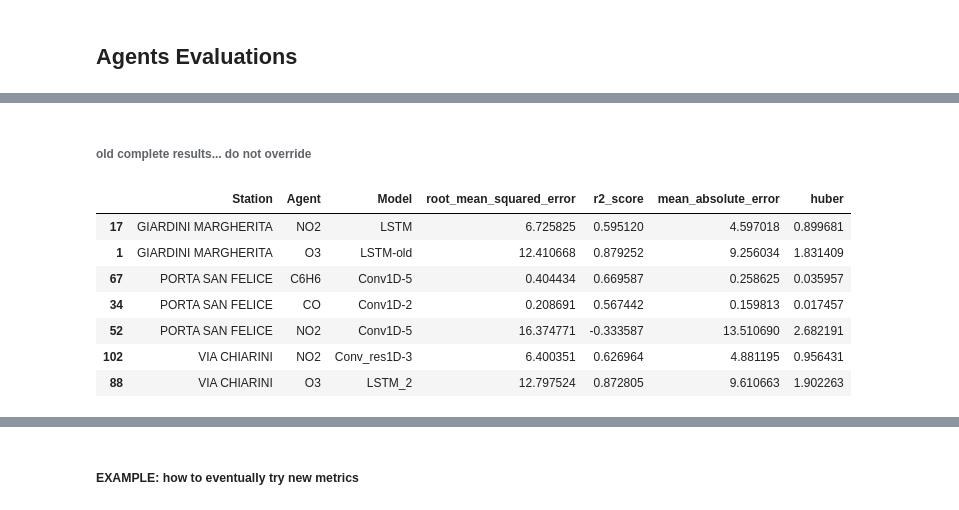
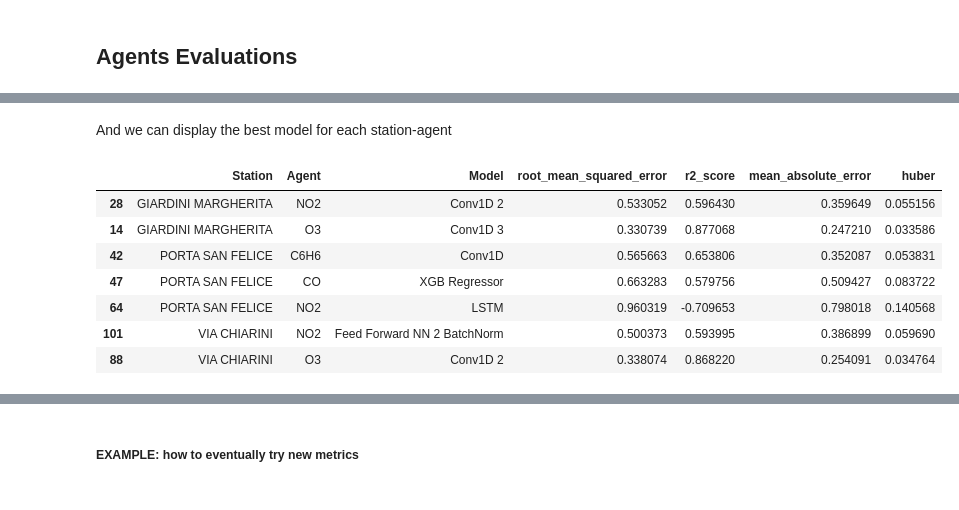
Before and after one commit to davidesonno/AII-project, a Jupyter notebook: 5-model-selection.ipynb, the cells around one changed output, grey strips where cells are left out. Saved outputs shown, nothing was run; the diff lists cells and outputs as text; code cells hidden in the pictures.

```diff
--- a/5-model-selection.ipynb
+++ b/5-model-selection.ipynb
@@ -45,10 +42,11 @@ weather_data = read_and_preprocess_dataset(datasets_folder, 'weather', v=verbosi
 stations = pollution_data.keys()
 # %%
 station_data = {}
+station_dists = {}
 date_encoding = 'radial_months-sin-cos_days_hours'
 
 for station in stations:
-    station_data[station] = prepare_station_data_for_training(
+    station_data[station], station_dists[station] = prepare_station_data_for_training(
         pollution_data[station],
         traffic_data[station],
         weather_data,
@@ -892,15 +888,13 @@ with pd.option_context('display.max_rows', None, 'display.max_columns', None):
-# %% [markdown]
-###### old complete results... do  not override
+# %% [markdown]
+And we can display the best model for each station-agent
 # %%
-hour_extracted_data = training_results_to_dataframe(hour_results)
-# hour_extracted_data.sort_values(by=[])
-hour_extracted_data.loc[hour_extracted_data.groupby(by=['Station','Agent'])['root_mean_squared_error'].idxmin()]
+display(hour_extracted_data.loc[hour_extracted_data.groupby(by=['Station','Agent'])['root_mean_squared_error'].idxmin()])
 # %% [output]
 |  | Station | Agent | Model | root_mean_squared_error | r2_score | mean_absolute_error | huber |
-| 17 | GIARDINI MARGHERITA | NO2 | LSTM | 6.725825 | 0.595120 | 4.597018 | 0.899681 |
-| 1 | GIARDINI MARGHERITA | O3 | LSTM-old | 12.410668 | 0.879252 | 9.256034 | 1.831409 |
-| 67 | PORTA SAN FELICE | C6H6 | Conv1D-5 | 0.404434 | 0.669587 | 0.258625 | 0.035957 |
-| 34 | PORTA SAN FELICE | CO | Conv1D-2 | 0.208691 | 0.567442 | 0.159813 | 0.017457 |
-| 52 | PORTA SAN FELICE | NO2 | Conv1D-5 | 16.374771 | -0.333587 | 13.510690 | 2.682191 |
-| 102 | VIA CHIARINI | NO2 | Conv_res1D-3 | 6.400351 | 0.626964 | 4.881195 | 0.956431 |
-| 88 | VIA CHIARINI | O3 | LSTM_2 | 12.797524 | 0.872805 | 9.610663 | 1.902263 |
+| 28 | GIARDINI MARGHERITA | NO2 | Conv1D 2 | 0.533052 | 0.596430 | 0.359649 | 0.055156 |
+| 14 | GIARDINI MARGHERITA | O3 | Conv1D 3 | 0.330739 | 0.877068 | 0.247210 | 0.033586 |
+| 42 | PORTA SAN FELICE | C6H6 | Conv1D | 0.565663 | 0.653806 | 0.352087 | 0.053831 |
+| 47 | PORTA SAN FELICE | CO | XGB Regressor | 0.663283 | 0.579756 | 0.509427 | 0.083722 |
+| 64 | PORTA SAN FELICE | NO2 | LSTM | 0.960319 | -0.709653 | 0.798018 | 0.140568 |
+| 101 | VIA CHIARINI | NO2 | Feed Forward NN 2 BatchNorm | 0.500373 | 0.593995 | 0.386899 | 0.059690 |
+| 88 | VIA CHIARINI | O3 | Conv1D 2 | 0.338074 | 0.868220 | 0.254091 | 0.034764 |
```
Also changed, not shown: parts of 89 cells of this notebook, 9 other files.
